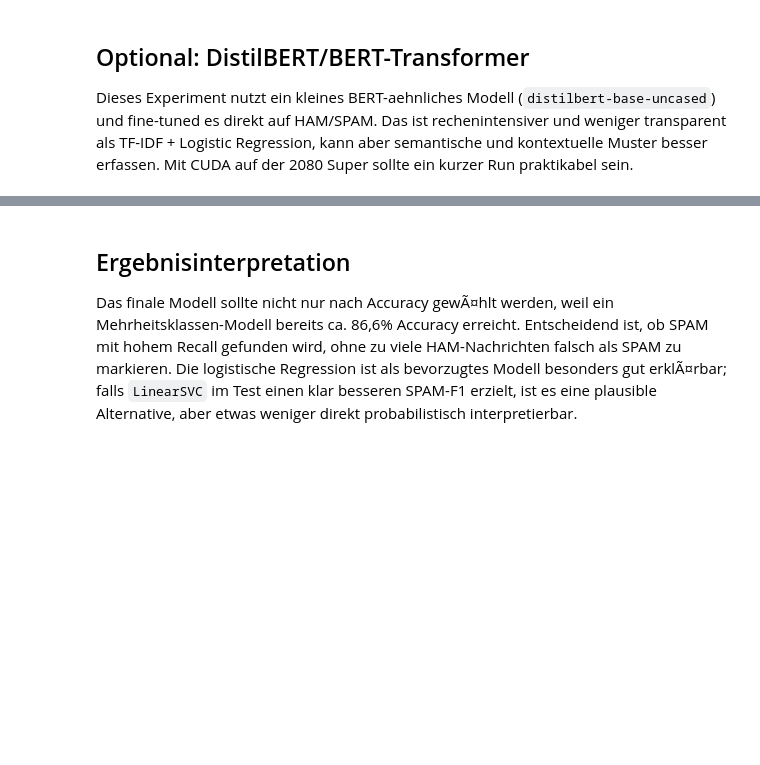
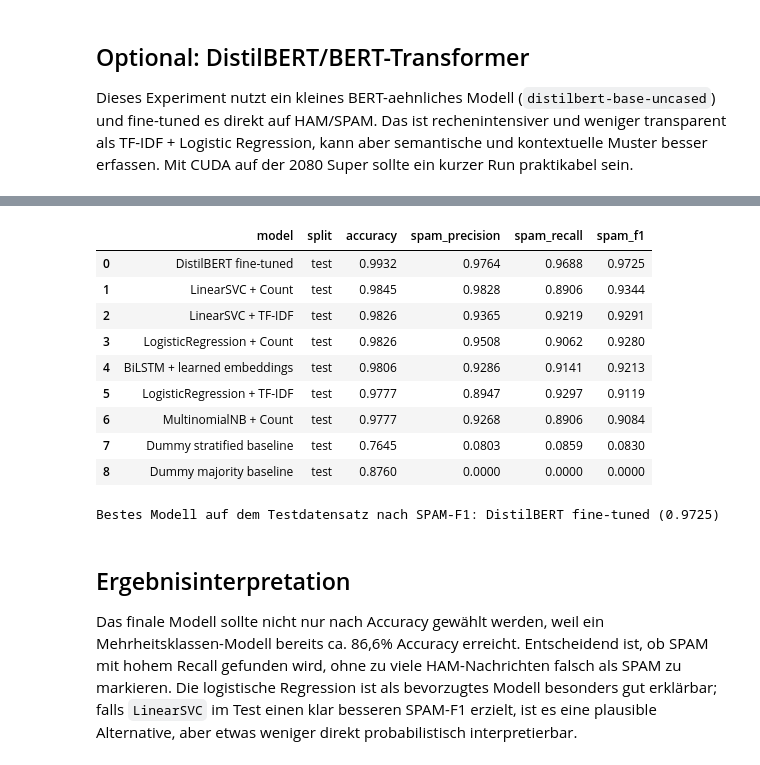
Before and after one commit to derZeiner/a1-bewerbung, a Jupyter notebook: 04_1_classic_ml.ipynb, the cells around one changed output, grey strips where cells are left out. Drawn from its saved outputs; the diff is of its cells as text; code cells hidden in the pictures; blank space fills up the shorter version.

```diff
--- a/04_1_classic_ml.ipynb
+++ b/04_1_classic_ml.ipynb
@@ -325,4 +753,23 @@ else:
+# %%
+final_test_comparison = pd.DataFrame(all_test_results).drop_duplicates(subset=["model", "split"], keep="last")
+final_test_comparison = final_test_comparison.sort_values("spam_f1", ascending=False).reset_index(drop=True)
+display(final_test_comparison.round(4))
+
+best_overall = final_test_comparison.iloc[0]
+print(f"Bestes Modell auf dem Testdatensatz nach SPAM-F1: {best_overall['model']} ({best_overall['spam_f1']:.4f})")
+# %% [output]
+|  | model | split | accuracy | spam_precision | spam_recall | spam_f1 |
+| 0 | DistilBERT fine-tuned | test | 0.9932 | 0.9764 | 0.9688 | 0.9725 |
+| 1 | LinearSVC + Count | test | 0.9845 | 0.9828 | 0.8906 | 0.9344 |
+| 2 | LinearSVC + TF-IDF | test | 0.9826 | 0.9365 | 0.9219 | 0.9291 |
+| 3 | LogisticRegression + Count | test | 0.9826 | 0.9508 | 0.9062 | 0.9280 |
+| 4 | BiLSTM + learned embeddings | test | 0.9806 | 0.9286 | 0.9141 | 0.9213 |
+| 5 | LogisticRegression + TF-IDF | test | 0.9777 | 0.8947 | 0.9297 | 0.9119 |
+| 6 | MultinomialNB + Count | test | 0.9777 | 0.9268 | 0.8906 | 0.9084 |
+| 7 | Dummy stratified baseline | test | 0.7645 | 0.0803 | 0.0859 | 0.0830 |
+| 8 | Dummy majority baseline | test | 0.8760 | 0.0000 | 0.0000 | 0.0000 |
+Bestes Modell auf dem Testdatensatz nach SPAM-F1: DistilBERT fine-tuned (0.9725)
 # %% [markdown]
 ## Ergebnisinterpretation
 
-Das finale Modell sollte nicht nur nach Accuracy gewÃ¤hlt werden, weil ein Mehrheitsklassen-Modell bereits ca. 86,6% Accuracy erreicht. Entscheidend ist, ob SPAM mit hohem Recall gefunden wird, ohne zu viele HAM-Nachrichten falsch als SPAM zu markieren. Die logistische Regression ist als bevorzugtes Modell besonders gut erklÃ¤rbar; falls `LinearSVC` im Test einen klar besseren SPAM-F1 erzielt, ist es eine plausible Alternative, aber etwas weniger direkt probabilistisch interpretierbar.
+Das finale Modell sollte nicht nur nach Accuracy gewählt werden, weil ein Mehrheitsklassen-Modell bereits ca. 86,6% Accuracy erreicht. Entscheidend ist, ob SPAM mit hohem Recall gefunden wird, ohne zu viele HAM-Nachrichten falsch als SPAM zu markieren. Die logistische Regression ist als bevorzugtes Modell besonders gut erklärbar; falls `LinearSVC` im Test einen klar besseren SPAM-F1 erzielt, ist es eine plausible Alternative, aber etwas weniger direkt probabilistisch interpretierbar.
```
Also changed, not shown: parts of 19 cells of this notebook, 5 other files.
